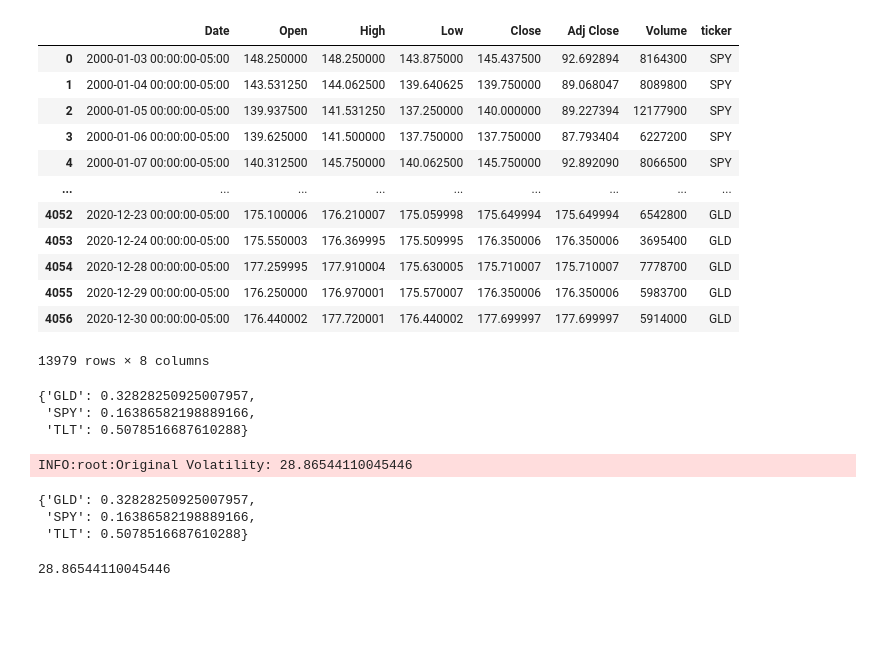
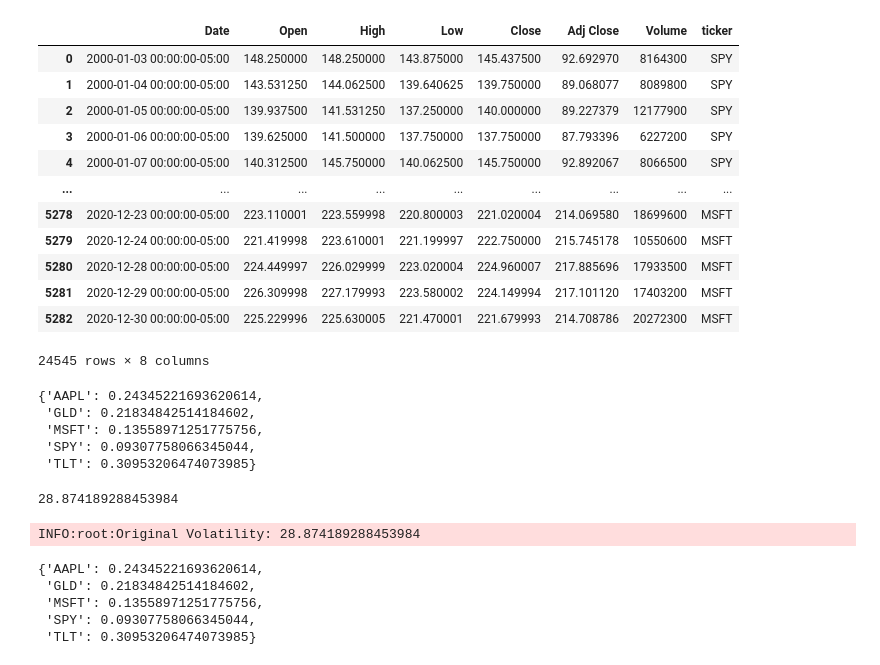
Before and after one commit to marcdeslis/my_package_project, a Jupyter notebook: tests_perso.ipynb, the cells around one changed output. Saved outputs shown, nothing was run; the diff lists cells and outputs as text; code cells hidden in the pictures; blank space fills up the shorter version.

```diff
--- a/tests_perso.ipynb
+++ b/tests_perso.ipynb
@@ -8,44 +9,48 @@ from my_package_project.data_treatment import *
 # %%
-tickers = ['SPY', 'TLT', 'GLD']  # S&P 500 Index, 20+ Year Treasury Bond, Gold (commodities)
+tickers = ['SPY', 'TLT', 'GLD', "AAPL", "MSFT"]  # S&P 500 Index, 20+ Year Treasury Bond, Gold (commodities)
 data = get_stocks_data(tickers=tickers, start_date='2000-01-01', end_date='2020-12-31').dropna()
 # data['Date'] = data['Date'].astype(str).str[:10] #we had an error with non-UTC dates
 # data['Date'] = pd.to_datetime(data['Date'])
 data
 # %% [output]
 |  | Date | Open | High | Low | Close | Adj Close | Volume | ticker |
-| 0 | 2000-01-03 00:00:00-05:00 | 148.250000 | 148.250000 | 143.875000 | 145.437500 | 92.692894 | 8164300 | SPY |
-| 1 | 2000-01-04 00:00:00-05:00 | 143.531250 | 144.062500 | 139.640625 | 139.750000 | 89.068047 | 8089800 | SPY |
-| 2 | 2000-01-05 00:00:00-05:00 | 139.937500 | 141.531250 | 137.250000 | 140.000000 | 89.227394 | 12177900 | SPY |
-| 3 | 2000-01-06 00:00:00-05:00 | 139.625000 | 141.500000 | 137.750000 | 137.750000 | 87.793404 | 6227200 | SPY |
-| 4 | 2000-01-07 00:00:00-05:00 | 140.312500 | 145.750000 | 140.062500 | 145.750000 | 92.892090 | 8066500 | SPY |
+| 0 | 2000-01-03 00:00:00-05:00 | 148.250000 | 148.250000 | 143.875000 | 145.437500 | 92.692970 | 8164300 | SPY |
+| 1 | 2000-01-04 00:00:00-05:00 | 143.531250 | 144.062500 | 139.640625 | 139.750000 | 89.068077 | 8089800 | SPY |
+| 2 | 2000-01-05 00:00:00-05:00 | 139.937500 | 141.531250 | 137.250000 | 140.000000 | 89.227379 | 12177900 | SPY |
+| 3 | 2000-01-06 00:00:00-05:00 | 139.625000 | 141.500000 | 137.750000 | 137.750000 | 87.793396 | 6227200 | SPY |
+| 4 | 2000-01-07 00:00:00-05:00 | 140.312500 | 145.750000 | 140.062500 | 145.750000 | 92.892067 | 8066500 | SPY |
 | ... | ... | ... | ... | ... | ... | ... | ... | ... |
-| 4052 | 2020-12-23 00:00:00-05:00 | 175.100006 | 176.210007 | 175.059998 | 175.649994 | 175.649994 | 6542800 | GLD |
-| 4053 | 2020-12-24 00:00:00-05:00 | 175.550003 | 176.369995 | 175.509995 | 176.350006 | 176.350006 | 3695400 | GLD |
-| 4054 | 2020-12-28 00:00:00-05:00 | 177.259995 | 177.910004 | 175.630005 | 175.710007 | 175.710007 | 7778700 | GLD |
-| 4055 | 2020-12-29 00:00:00-05:00 | 176.250000 | 176.970001 | 175.570007 | 176.350006 | 176.350006 | 5983700 | GLD |
-| 4056 | 2020-12-30 00:00:00-05:00 | 176.440002 | 177.720001 | 176.440002 | 177.699997 | 177.699997 | 5914000 | GLD |
+| 5278 | 2020-12-23 00:00:00-05:00 | 223.110001 | 223.559998 | 220.800003 | 221.020004 | 214.069580 | 18699600 | MSFT |
+| 5279 | 2020-12-24 00:00:00-05:00 | 221.419998 | 223.610001 | 221.199997 | 222.750000 | 215.745178 | 10550600 | MSFT |
+| 5280 | 2020-12-28 00:00:00-05:00 | 224.449997 | 226.029999 | 223.020004 | 224.960007 | 217.885696 | 17933500 | MSFT |
+| 5281 | 2020-12-29 00:00:00-05:00 | 226.309998 | 227.179993 | 223.580002 | 224.149994 | 217.101120 | 17403200 | MSFT |
+| 5282 | 2020-12-30 00:00:00-05:00 | 225.229996 | 225.630005 | 221.470001 | 221.679993 | 214.708786 | 20272300 | MSFT |
-13979 rows × 8 columns
+24545 rows × 8 columns
 # %%
 data_module = DataModule(data=data)
 info = Information(s = timedelta(data_module.data.size/len(tickers)), data_module=data_module)
 t = datetime(2020,12,29)
 moments = FirstTwoMoments.compute_information(info, t=t)
 # %%
-riskparityportfolio =  RiskParity.compute_portfolio_riskparity(info, t=t, information_set=moments)
+riskparityportfolio =  data_treatment.RiskParity.compute_portfolio_riskparity(info, t=t, information_set=moments)
 riskparityportfolio
 # %% [output]
-{'GLD': 0.32828250925007957,
- 'SPY': 0.16386582198889166,
- 'TLT': 0.5078516687610288}
+{'AAPL': 0.24345221693620614,
+ 'GLD': 0.21834842514184602,
+ 'MSFT': 0.13558971251775756,
+ 'SPY': 0.09307758066345044,
+ 'TLT': 0.30953206474073985}
+# %%
+vol = data_treatment.portfolio_volatility(riskparityportfolio,information_set=moments)
+vol
+# %% [output]
+28.874189288453984
 # %%
-RiskParity.compute_portfolio_riskparity_voltarget_leverage(info, t=t, information_set=moments, target_volatility=vol, leverage_factor=1)
+data_treatment.RiskParity.compute_portfolio_riskparity_voltarget_leverage(info, t=t, information_set=moments, target_volatility=vol, leverage_factor=1)
 # %% [output]
-INFO:root:Original Volatility: 28.86544110045446
+INFO:root:Original Volatility: 28.874189288453984
-{'GLD': 0.32828250925007957,
- 'SPY': 0.16386582198889166,
- 'TLT': 0.5078516687610288}
+{'AAPL': 0.24345221693620614,
+ 'GLD': 0.21834842514184602,
+ 'MSFT': 0.13558971251775756,
+ 'SPY': 0.09307758066345044,
+ 'TLT': 0.30953206474073985}
-# %%
-vol = portfolio_volatility(riskparityportfolio,information_set=moments)
-vol
-# %% [output]
-28.86544110045446
```
Also changed, not shown: parts of 5 cells of this notebook, 3 other files.
